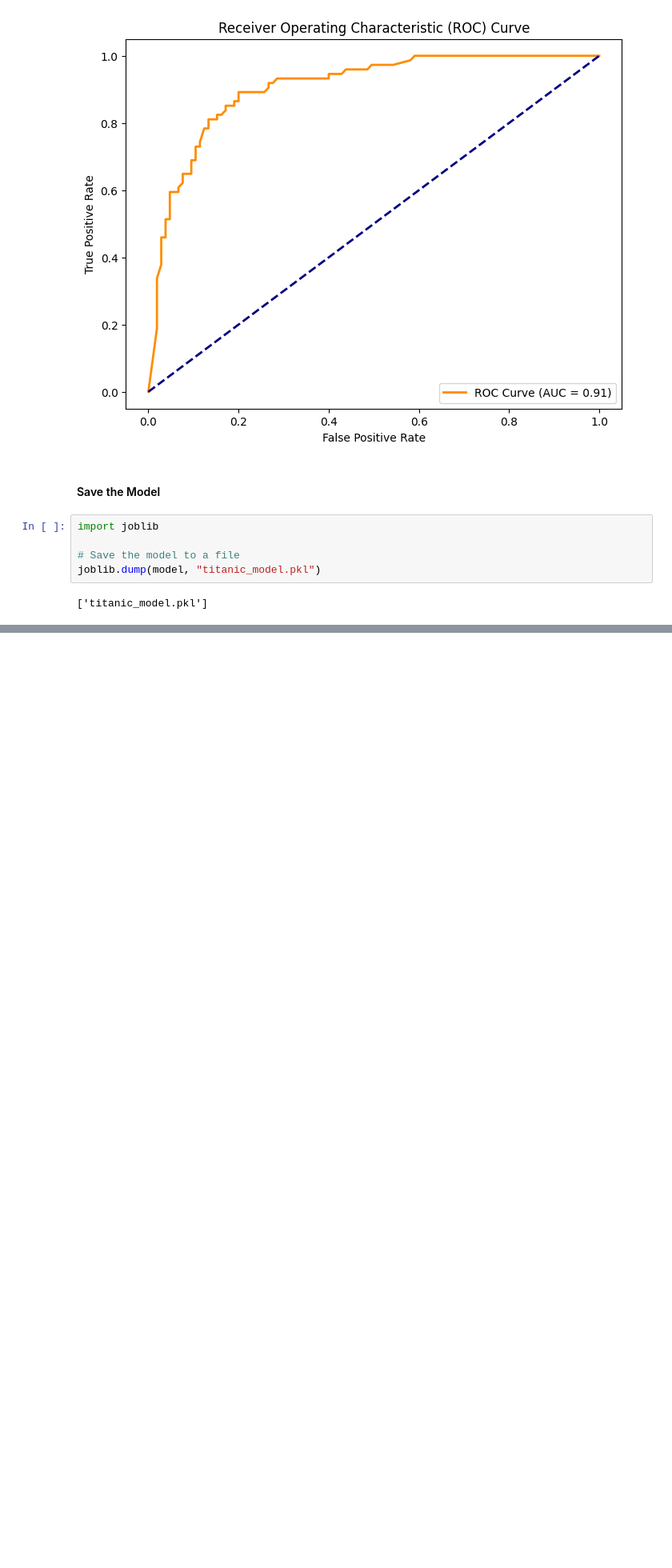
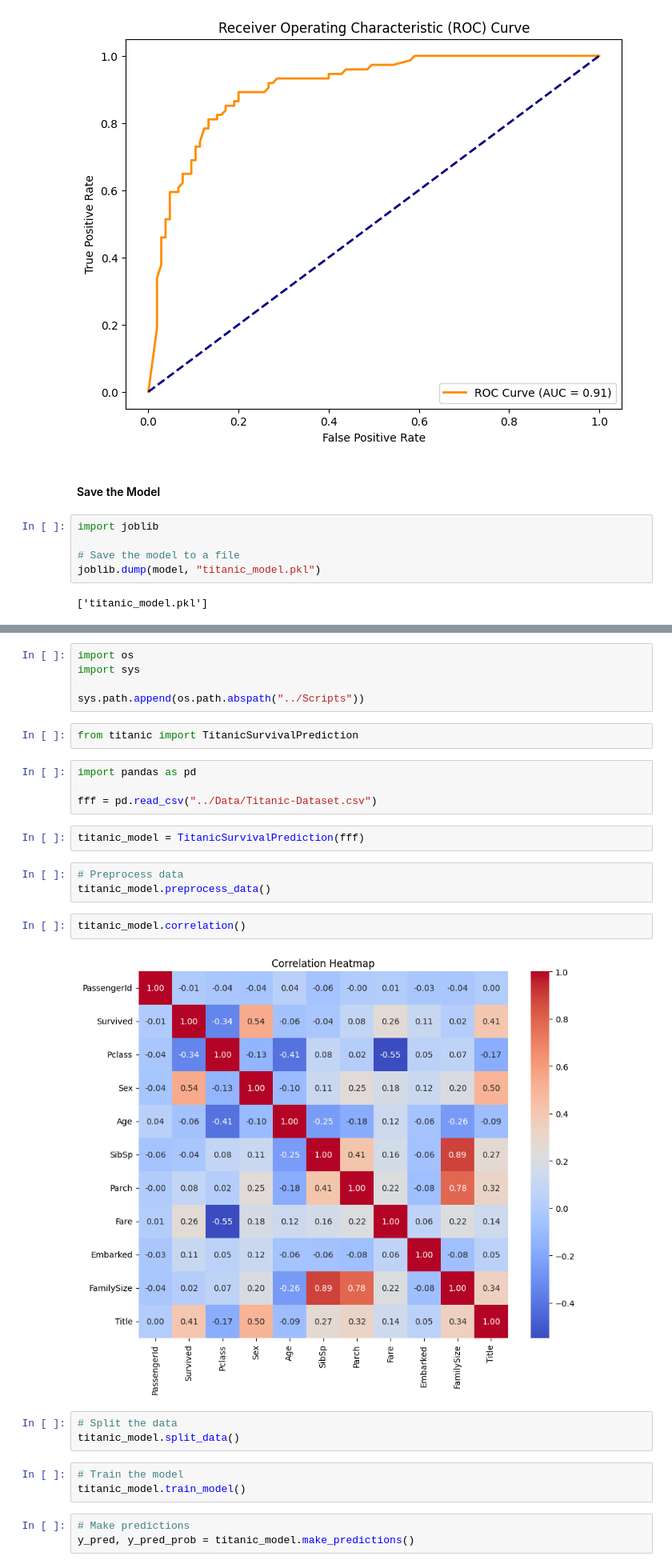
Before and after one commit to dani6566/CODSOFT-, a Jupyter notebook: Notebooks/EDA.ipynb, the cells around one changed output, grey strips where cells are left out. Shown at 80% size. Drawn from its saved outputs; the diff is of its cells as text; blank space fills up the shorter version.

Commit message:
add Model Evaluation Used Random Forest Classifier for prediction

```diff
--- a/Notebooks/EDA.ipynb
+++ b/Notebooks/EDA.ipynb
@@ -349,0 +444,29 @@ joblib.dump(model, "titanic_model.pkl")
+# %%
+import os
+import sys
+
+sys.path.append(os.path.abspath("../Scripts"))
+# %%
+from titanic import TitanicSurvivalPrediction
+# %%
+import pandas as pd
+
+fff = pd.read_csv("../Data/Titanic-Dataset.csv")
+# %%
+titanic_model = TitanicSurvivalPrediction(fff)
+# %%
+# Preprocess data
+titanic_model.preprocess_data()
+# %%
+titanic_model.correlation()
+# %% [output]
+[figure, added]
+# %%
+# Split the data
+titanic_model.split_data()
+# %%
+# Train the model
+titanic_model.train_model()
+# %%
+# Make predictions
+y_pred, y_pred_prob = titanic_model.make_predictions()
```
Also changed, not shown: parts of 12 cells of this notebook.
